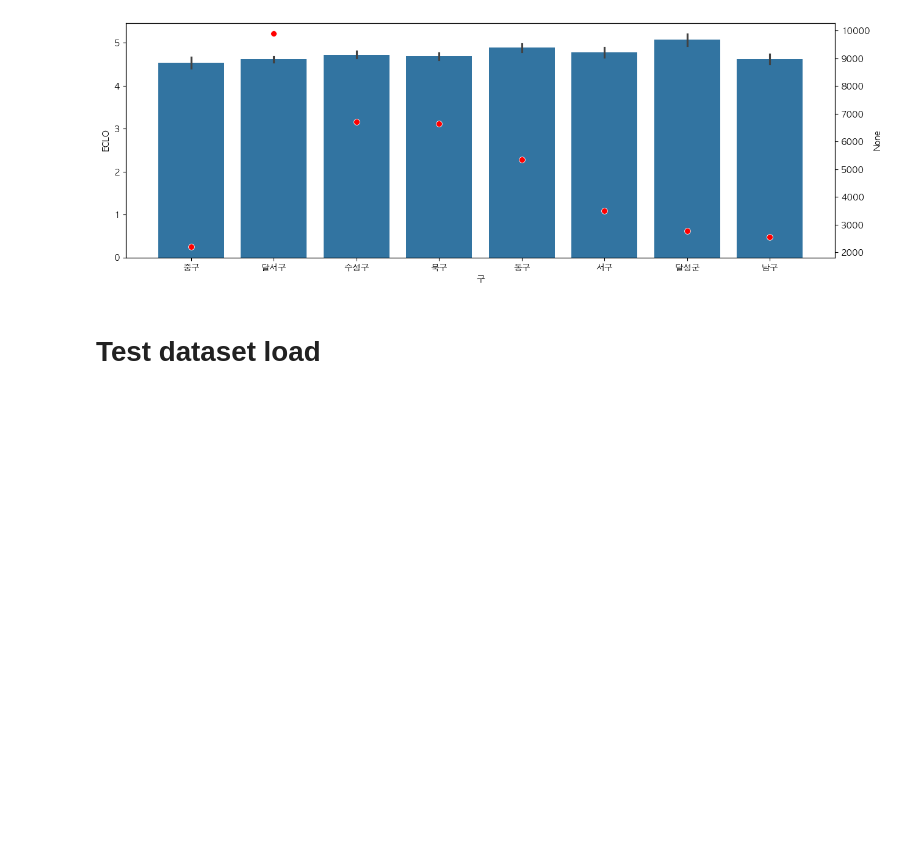
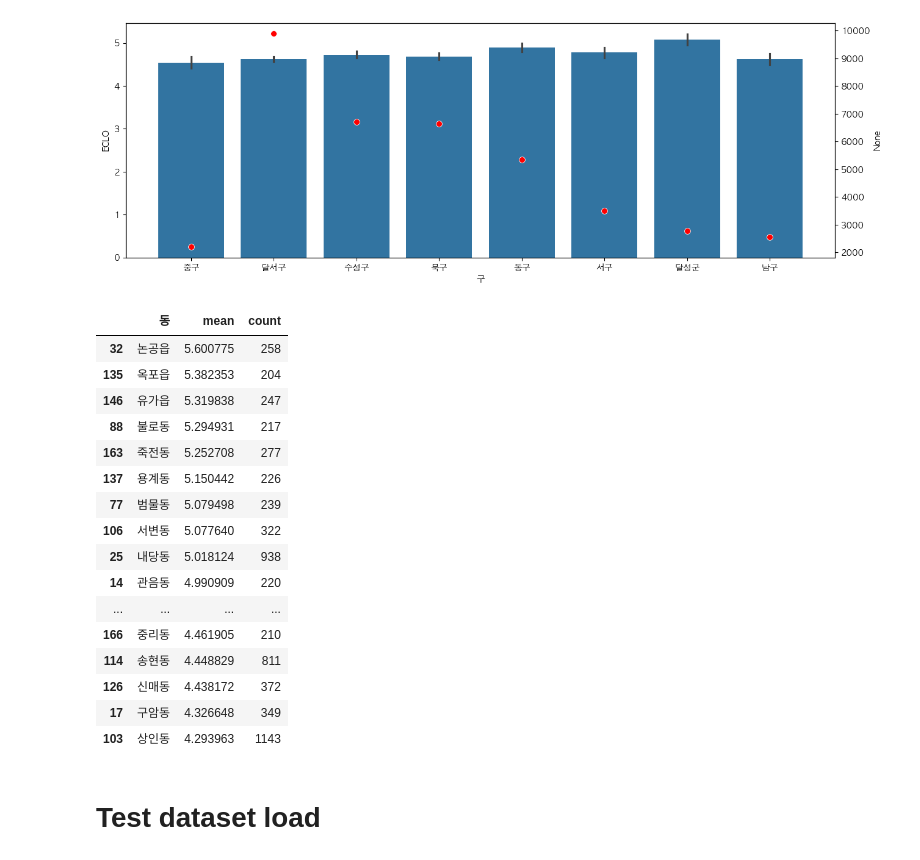
Before and after one commit to Boostcamp-AI-Tech-Recsys-team2/Prediction-of-Traffic-Accident-Victims-in-Daegu, a Jupyter notebook: EDA/EDA_dongjoon.ipynb, the cells around one changed output. Saved outputs shown, nothing was run; the diff lists cells and outputs as text; code cells hidden in the pictures; blank space fills up the shorter version.

```diff
--- a/EDA/EDA_dongjoon.ipynb
+++ b/EDA/EDA_dongjoon.ipynb
@@ -168,6 +178,34 @@ sns.scatterplot(x=count.index, y=count, ax=ax2, color='red', s=50)
 plt.show()
 # %% [output]
 [figure]
+# %%
+# 동 별 사고 ECLO 평균, count 확인 sorted dict로
+count = train_df.groupby('동').size()
+mean = train_df.groupby('동')['ECLO'].mean()
+data = {'동': mean.index, 'mean': mean.values, 'count': count.values}
+data = pd.DataFrame(data)
+# data count 가 count의 평균 이상인 데이터만
+data = data[data['count'] > data['count'].mean()]
+data = data.sort_values(by='mean', ascending=False)
+data[:60]
+# %% [output]
+|  | 동 | mean | count |
+| 32 | 논공읍 | 5.600775 | 258 |
+| 135 | 옥포읍 | 5.382353 | 204 |
+| 146 | 유가읍 | 5.319838 | 247 |
+| 88 | 불로동 | 5.294931 | 217 |
+| 163 | 죽전동 | 5.252708 | 277 |
+| 137 | 용계동 | 5.150442 | 226 |
+| 77 | 범물동 | 5.079498 | 239 |
+| 106 | 서변동 | 5.077640 | 322 |
+| 25 | 내당동 | 5.018124 | 938 |
+| 14 | 관음동 | 4.990909 | 220 |
+| ... | ... | ... | ... |
+| 166 | 중리동 | 4.461905 | 210 |
+| 114 | 송현동 | 4.448829 | 811 |
+| 126 | 신매동 | 4.438172 | 372 |
+| 17 | 구암동 | 4.326648 | 349 |
+| 103 | 상인동 | 4.293963 | 1143 |
 # %% [markdown]
 # Test dataset load
 # %%
```
Also changed, not shown: parts of 6 cells of this notebook.
